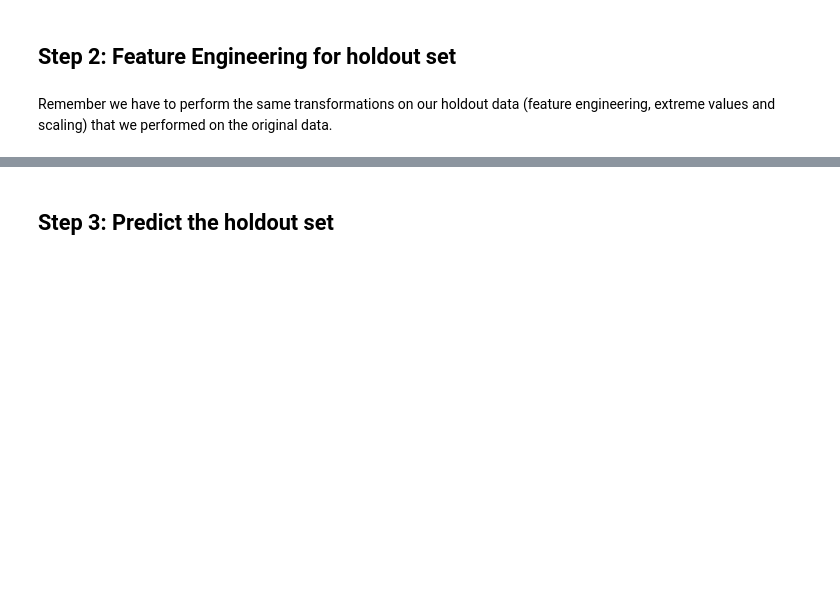
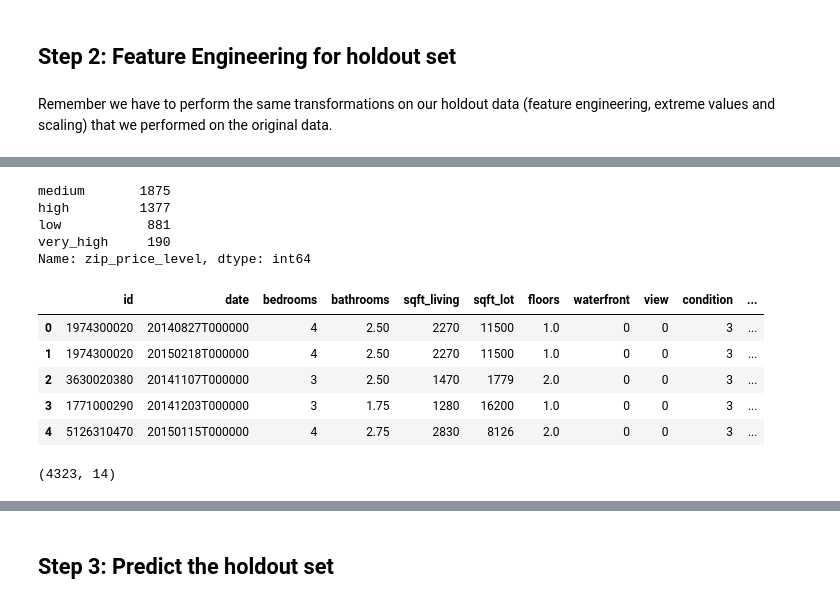
Before and after one commit to ykfarhan/predicting-kings-county-housing-price, a Jupyter notebook: Predict_holdout.ipynb, the cells around one changed output, grey strips where cells are left out. Saved outputs shown, nothing was run; the diff lists cells and outputs as text; code cells hidden in the pictures; blank space fills up the shorter version.

```diff
--- a/Predict_holdout.ipynb
+++ b/Predict_holdout.ipynb
@@ -16,0 +44,7 @@ Remember we have to perform the same transformations on our holdout data (featur
+# %%
+holdout['bed_bath'] = holdout['bedrooms'] + holdout['bathrooms']
+holdout['renovated'] = holdout['yr_renovated'].apply(lambda x: (1 if  x > 0 else 0))
+holdout['yrs_old'] = 2016 - holdout['yr_built']
+# %%
+zip_cat = pd.read_csv('zip_cat.csv', index_col = 0)
+zip_cat
@@ -16,0 +66,19 @@ Remember we have to perform the same transformations on our holdout data (featur
+# %%
+holdout['zip_price_level'] = holdout['zipcode'].apply(lambda x: zip_cat.loc[x])
+holdout['zip_price_level'].value_counts()
+# %% [output]
+medium       1875
+high         1377
+low           881
+very_high     190
+Name: zip_price_level, dtype: int64
+# %%
+holdout = pd.get_dummies(holdout, columns = ['zip_price_level'], drop_first= True)
+holdout.head()
+# %% [output]
+|  | id | date | bedrooms | bathrooms | sqft_living | sqft_lot | floors | waterfront | view | condition | ... |
+| 0 | 1974300020 | 20140827T000000 | 4 | 2.50 | 2270 | 11500 | 1.0 | 0 | 0 | 3 | ... |
+| 1 | 1974300020 | 20150218T000000 | 4 | 2.50 | 2270 | 11500 | 1.0 | 0 | 0 | 3 | ... |
+| 2 | 3630020380 | 20141107T000000 | 3 | 2.50 | 1470 | 1779 | 2.0 | 0 | 0 | 3 | ... |
+| 3 | 1771000290 | 20141203T000000 | 3 | 1.75 | 1280 | 16200 | 1.0 | 0 | 0 | 3 | ... |
+| 4 | 5126310470 | 20150115T000000 | 4 | 2.75 | 2830 | 8126 | 2.0 | 0 | 0 | 3 | ... |
@@ -16,0 +89,5 @@ Remember we have to perform the same transformations on our holdout data (featur
+# %%
+holdout_df = holdout[features]
+holdout_df.shape
+# %% [output]
+(4323, 14)
```
Also changed, not shown: parts of 19 cells of this notebook, 6 other files.
